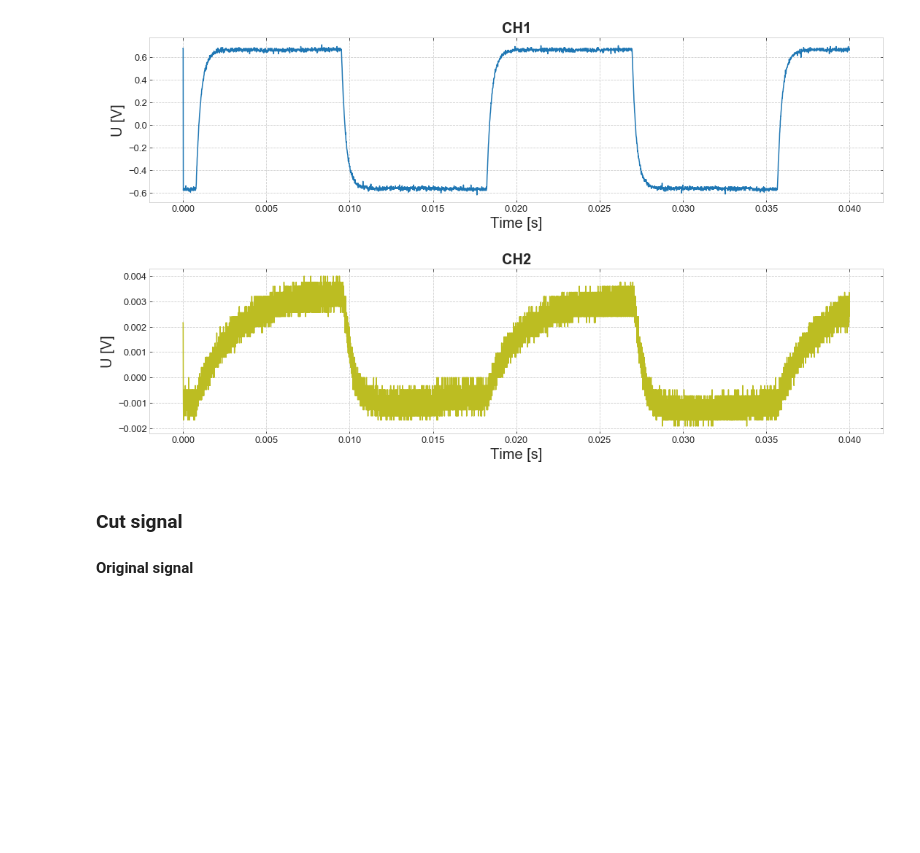
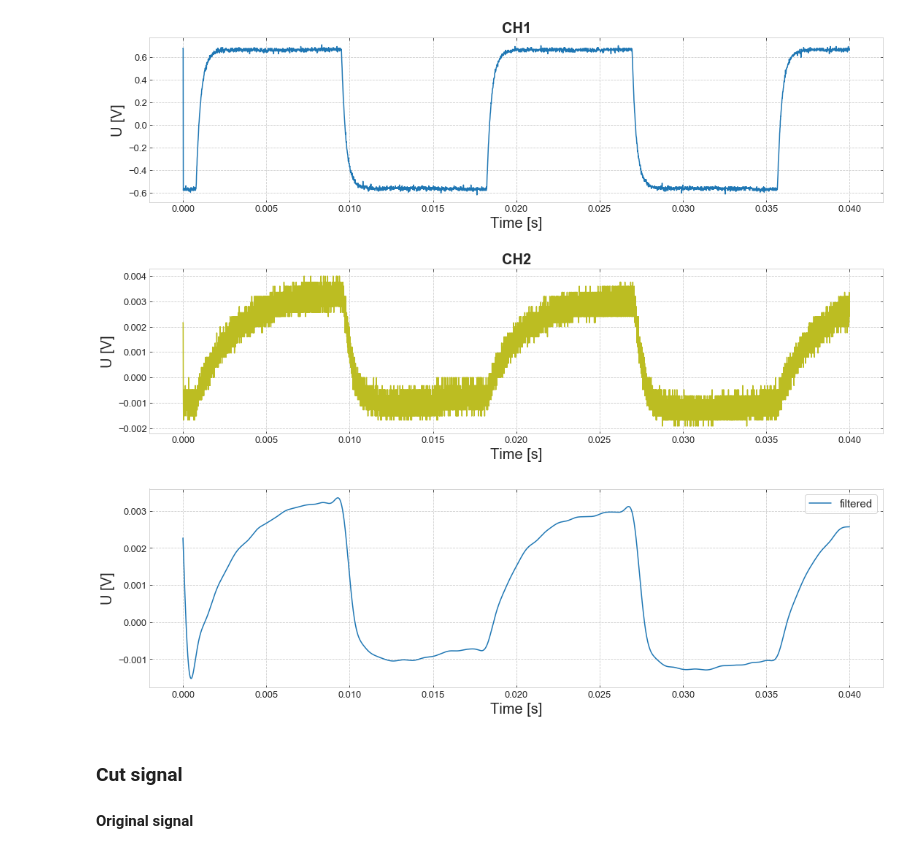
Before and after one commit to masterdesky/ELTE-applied-physics-2019, a Jupyter notebook: II. Optical Pumping/notebooks/opu.ipynb, the cells around one changed output. Cells and saved outputs as stored; diff of their text form; code cells hidden in the pictures; blank space fills up the shorter version.

```diff
--- a/II. Optical Pumping/notebooks/opu.ipynb
+++ b/II. Optical Pumping/notebooks/opu.ipynb
@@ -555,6 +559,33 @@ for idx, file in enumerate(['earth_mag_T.csv', 'earth_mag_1.csv']):
 plt.show()
 # %% [output]
 [figure]
+# %%
+# Sampling frequency
+fs = 1/float(header['Sampling Period'])
+# Cut-off frequency of the filter
+fc = 1000
+# Normalize the frequency
+w = fc / (fs / 2)
+# Butterworth filter
+b, a = signal.butter(5, w, 'low')
+output_mag = signal.filtfilt(b, a, values_mag)
+# %%
+fig, axes = plt.subplots(figsize=(18,5))
+
+axislabelsize = 20
+axisticksize = 13
+legendize = 15
+
+axes.plot(time_mag, output_mag, label='filtered')
+
+axes.set_xlabel('Time [s]', fontsize=axislabelsize)
+axes.set_ylabel('U [V]', fontsize=axislabelsize)
+axes.tick_params(axis='both', which='major', labelsize=axisticksize)
+
+plt.legend(loc='upper right', fontsize=legendsize)
+plt.show()
+# %% [output]
+[figure, added]
 # %% [markdown]
 ### Cut signal
 #### Original signal
```
Also changed, not shown: parts of 16 cells of this notebook, 2 other files.
